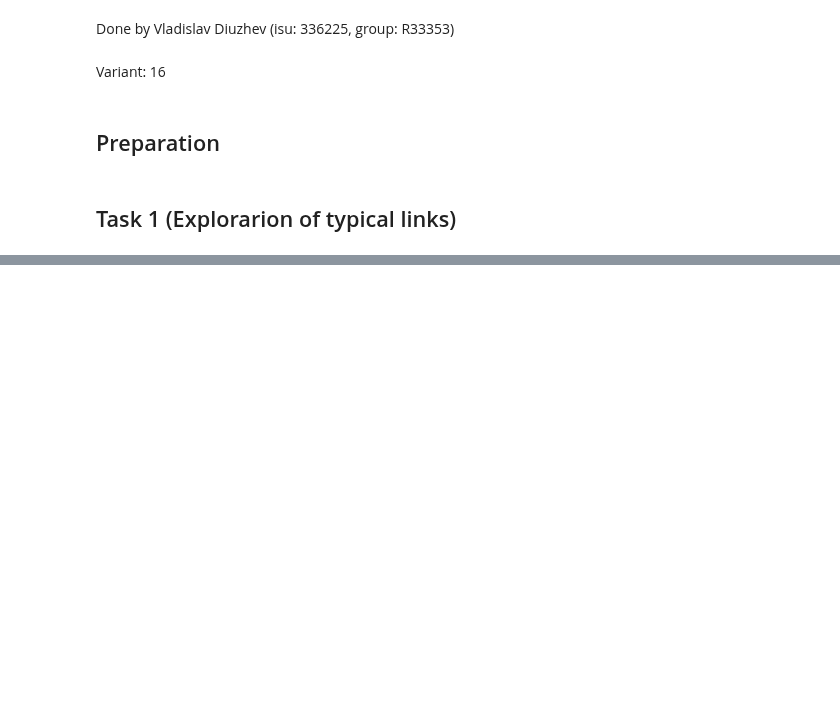
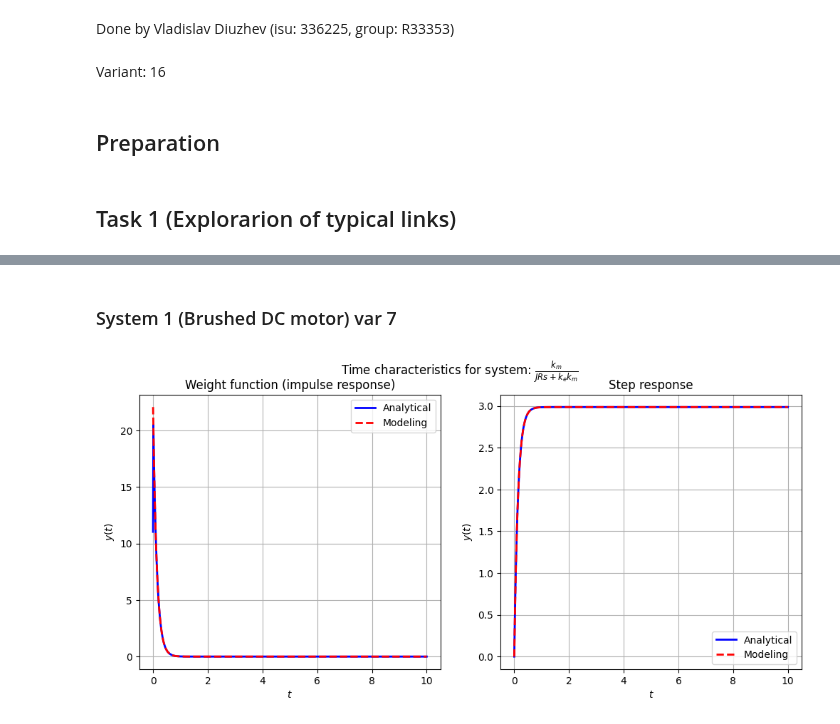
Before and after one commit to diuzhevVlad/control-theory-itmo-2023-2024, a Jupyter notebook: Lab5/Lab5.ipynb, the cells around one changed output, grey strips where cells are left out. Drawn from its saved outputs; the diff is of its cells as text; code cells hidden in the pictures; blank space fills up the shorter version.

```diff
--- a/Lab5/Lab5.ipynb
+++ b/Lab5/Lab5.ipynb
@@ -133,0 +152,12 @@ plot_freq_characteristics(sys,par_arr,freqs)
+# %% [markdown]
+### System 1 (Brushed DC motor) var 7
+# %%
+k_e, k_m, R, J = sympy.symbols("k_e k_m R J",real=True)
+sys = k_m/(R*J*s + k_m*k_e)
+par_arr = [(k_m,0.3348),(k_e,0.3348),(J,0.0032),(R,4.7391)]
+times = np.linspace(0,10,1000)
+freqs = np.linspace(start=10**-6,stop=10**3,num=100000)
+# %%
+plot_time_characteristics(sys,par_arr,times)
+# %% [output]
+[figure, added]
```
Also changed, not shown: parts of 29 cells of this notebook.
